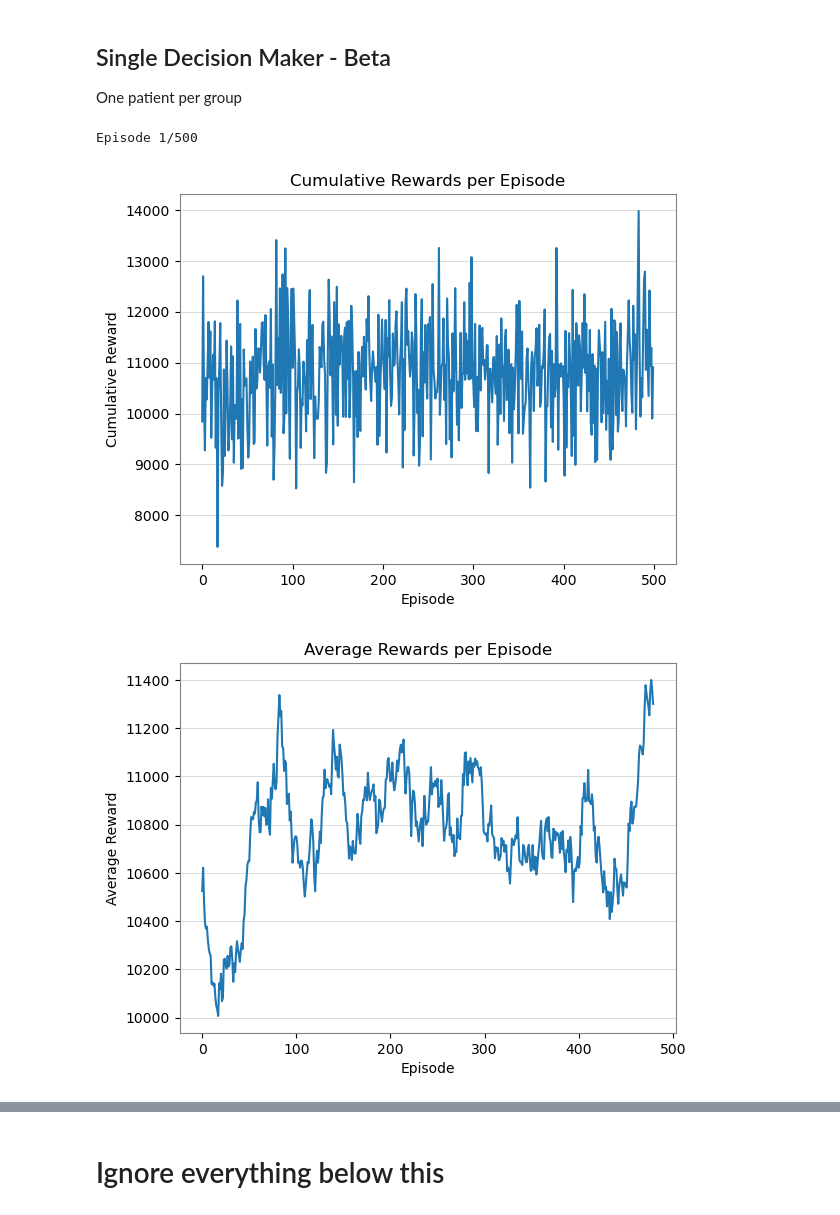
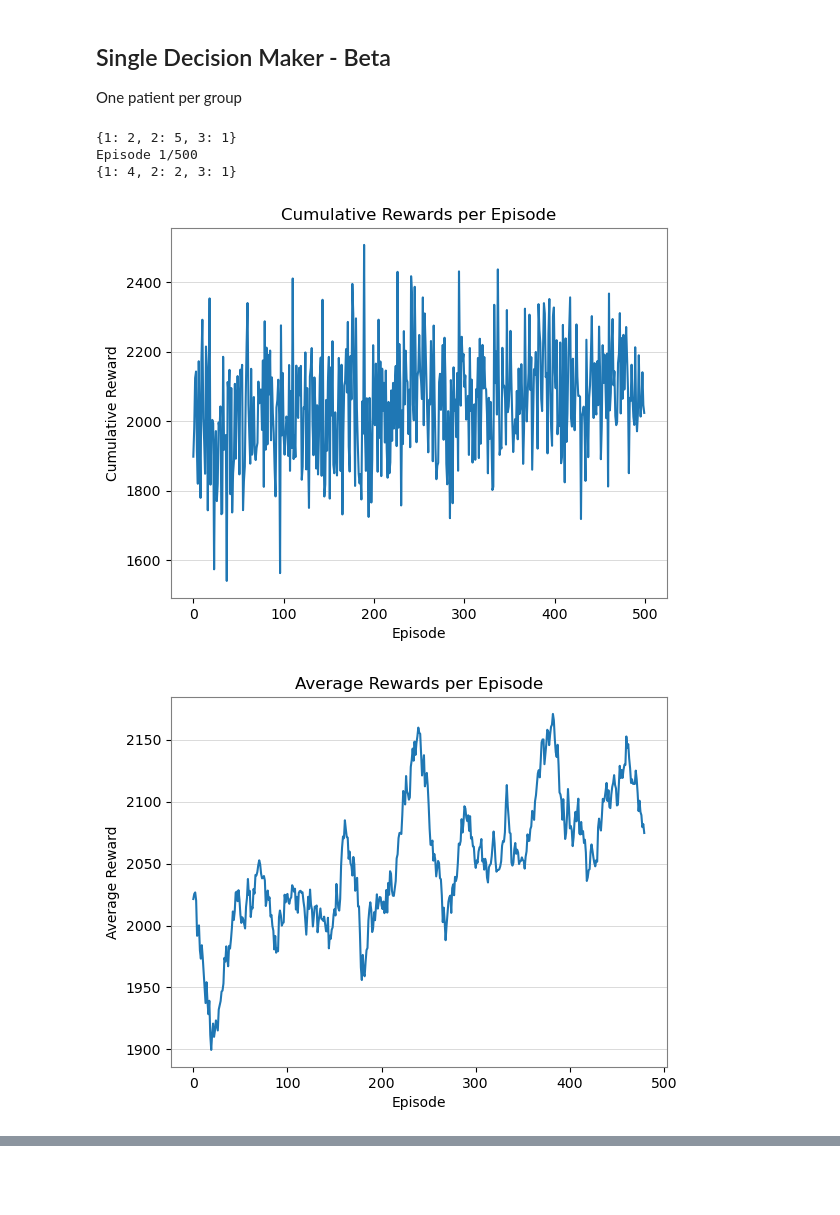
Before and after one commit to justinebreuch/organ-allocation, a Jupyter notebook: MMDP_SingleQ.ipynb, the cells around one changed output, grey strips where cells are left out. Drawn from its saved outputs; the diff is of its cells as text; code cells hidden in the pictures; blank space fills up the shorter version.

```diff
--- a/MMDP_SingleQ.ipynb
+++ b/MMDP_SingleQ.ipynb
@@ -210,7 +200,7 @@ def simulate_with_optimal_policy(optimal_policy, transition_func, sample_urgency
 # %% [markdown]
 ### Q-learning loop
 # %%
-def Q_learn(transition_func, num_episodes, alpha, gamma, epsilon):
+def Q_learn(transition_func, sample_func, num_episodes, alpha, gamma, epsilon):
     # Initialize Q-table dynamically
     def initialize_Q(state):
         key = state_to_key(state)
@@ -222,6 +212,10 @@ def Q_learn(transition_func, num_episodes, alpha, gamma, epsilon):
 
     # Q-table
     Q_table = {}
+    def initialize_Q(state):
+        key = state_to_key(state)  # Convert state to key
+        if key not in Q_table:
+            Q_table[key] = {a: 1 for a in actions}  # Optimistic initialization
 
 
     rewards_per_episode = []
@@ -247,7 +241,7 @@ def Q_learn(transition_func, num_episodes, alpha, gamma, epsilon):
             #print(f"action is {action}")
 
             # Simulate environment
-            next_state, reward = transition_func(state, action, sample_urgency_beta)
+            next_state, reward = transition_func(state, action, sample_func)
             next_key = state_to_key(next_state)
             initialize_Q(next_state)  # Initialize next state in Q-table if needed
 
@@ -266,13 +260,11 @@ def Q_learn(transition_func, num_episodes, alpha, gamma, epsilon):
                 break
 
         rewards_per_episode.append(total_reward)
-        #epsilon = max(0.1, epsilon * 0.99)  # Decay epsilon
-        if episode > 100 and rewards_per_episode[-1] < np.mean(rewards_per_episode[-50:]):
-            epsilon = min(0.2, epsilon + 0.05)  # Mild exploration boost if rewards stagnate
-        else:
-            epsilon = max(0.1, epsilon * 0.999)  # Very slow decay
-        alpha = max(0.01, alpha * 0.99)
+        epsilon = max(0.01, epsilon * 0.995)  # Decay epsilon
+        #if episode > 100 and rewards_per_episode[-1] < np.mean(rewards_per_episode[-50:]):
+           # epsilon = min(0.2, epsilon + 0.05)  # Mild exploration boost if rewards stagnate
 
+        alpha = max(0.1, alpha * 0.995)
     return Q_table, rewards_per_episode
 # %% [markdown]
 ### Plots
@@ -330,8 +322,8 @@ def plot_organs_allocated(Q_table, transition_func, sample_func, title):
     ax.spines['left'].set_color('gray')
     ax.spines['right'].set_color('gray')
 
-    plt.xlim(0, time_horizon)
-    plt.ylim(0, total_organs +2)
+    plt.xlim(0)
+    plt.ylim(0)
     plt.title("Organs Allocated Over Time Using the Optimal Policy")
     plt.xlabel("Time Steps")
     plt.ylabel("Total Organs Allocated")
@@ -346,36 +338,38 @@ One patient per group
 # %%
 # Parameters
 num_groups = 3  # Patient groups: Low Risk, Medium Risk, High Risk
 total_organs = 500  # Initial organ supply
 time_horizon = 30  # Ischemic time limit (discrete time steps)
 num_episodes = 500 # Number of Q-learning episodes
 
-patients_per_group = {1: 1, 2: 1, 3:1 } #{1: 2, 2: 5, 3:1 }
-group_lambdas = [3, 5, 1]
+patients_per_group = {1: 2, 2: 5, 3:1 }
+group_lambdas = [2, 5, 1]
+
 
 epsilon = 0.8
-alpha = 0.9
+alpha = 0.4
 gamma = 0.99
 
 #params for when ppl get added
 epsilon = 0.8
-alpha = 0.1
-gamma = 1
+alpha = 0.6
+gamma = 1 #this absolutely needs to be 1
 
 transition_func = transition_add
-sample_func = sample_urgency_beta
+sample_func = sample_urgency_meld
+print(patients_per_group)
 
+Q_table, rewards_per_episode = Q_learn(transition_func, sample_func, num_episodes, alpha, gamma, epsilon)
 
-Q_table, rewards_per_episode = Q_learn(transition_func, num_episodes, alpha, gamma, epsilon)
+print(patients_per_group)
 
-
-# Convert Q-table to DataFrame for analysis
-policy_df = pd.DataFrame.from_dict(Q_table, orient="index")
 
 plot_cumulative(rewards_per_episode, "y")
 plot_average(rewards_per_episode, "y")
 plot_organs_allocated(Q_table, transition_func, sample_func, "z")
 # %% [output]
+{1: 2, 2: 5, 3: 1}
 Episode 1/500
+{1: 4, 2: 2, 3: 1}
-[figure, old version]
+[figure, new version]
-[figure, old version]
+[figure, new version]
@@ -383,2 +376,0 @@ Episode 1/500
-# %% [markdown]
-# Ignore everything below this
```
Also changed, not shown: parts of 11 cells of this notebook, 1 other file.
